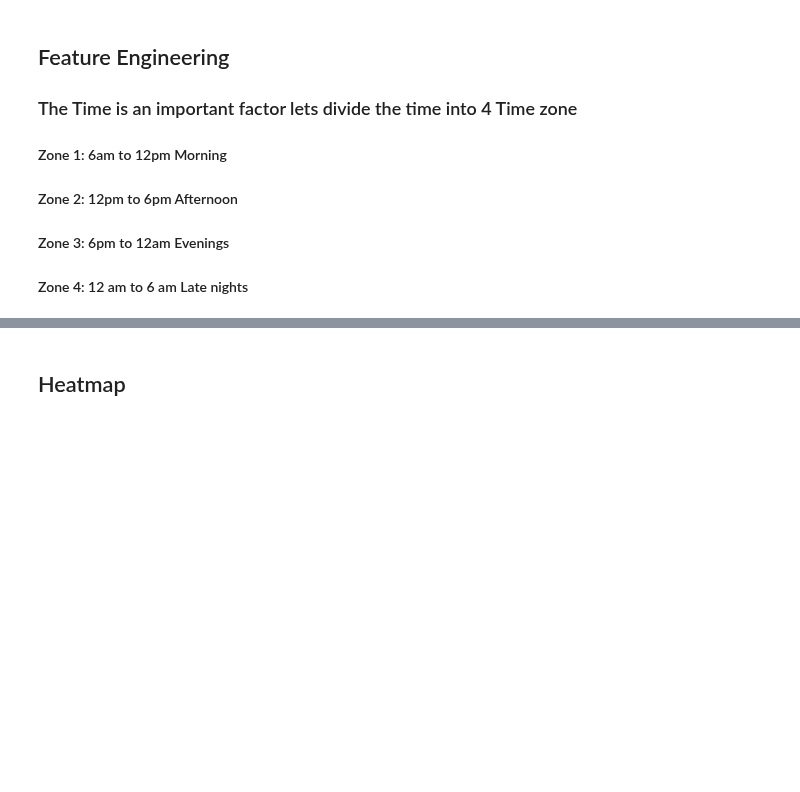
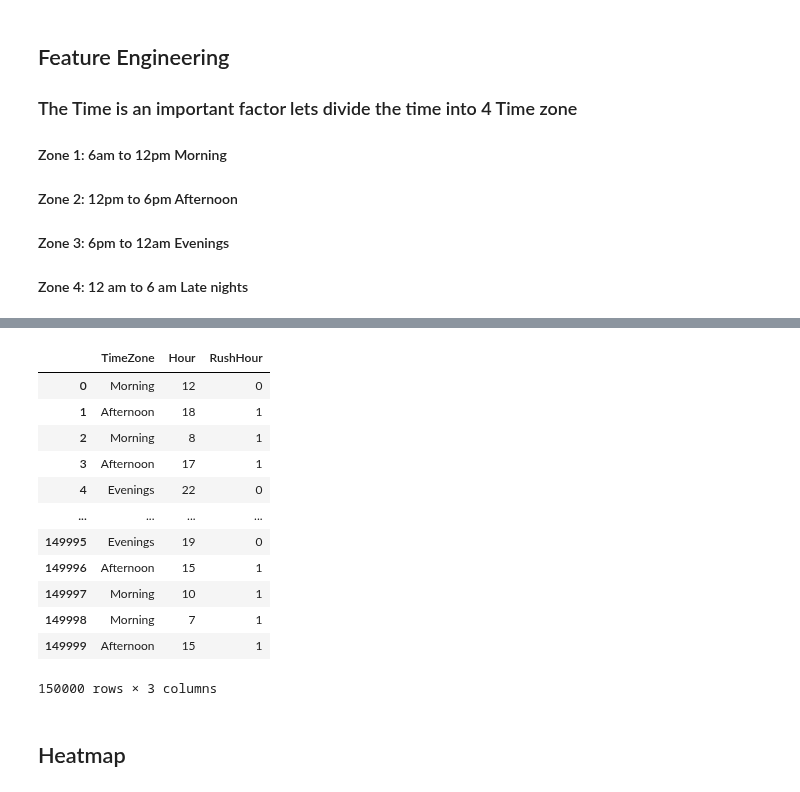
Before and after one commit to kiran-21/Uber-Data-Analytics-and-ML-model, a Jupyter notebook: uber-data-analysis.ipynb, the cells around one changed output, grey strips where cells are left out. Drawn from its saved outputs; the diff is of its cells as text; code cells hidden in the pictures; blank space fills up the shorter version.

```diff
--- a/uber-data-analysis.ipynb
+++ b/uber-data-analysis.ipynb
@@ -244,3 +274,19 @@ memory usage: 18.9+ MB
+# %%
+df2[['TimeZone','Hour','RushHour']]
+# %% [output]
+|  | TimeZone | Hour | RushHour |
+| 0 | Morning | 12 | 0 |
+| 1 | Afternoon | 18 | 1 |
+| 2 | Morning | 8 | 1 |
+| 3 | Afternoon | 17 | 1 |
+| 4 | Evenings | 22 | 0 |
+| ... | ... | ... | ... |
+| 149995 | Evenings | 19 | 0 |
+| 149996 | Afternoon | 15 | 1 |
+| 149997 | Morning | 10 | 1 |
+| 149998 | Morning | 7 | 1 |
+| 149999 | Afternoon | 15 | 1 |
+150000 rows × 3 columns
 # %% [markdown]
 ## Heatmap
 # %%
```
Also changed, not shown: parts of 15 cells of this notebook.
